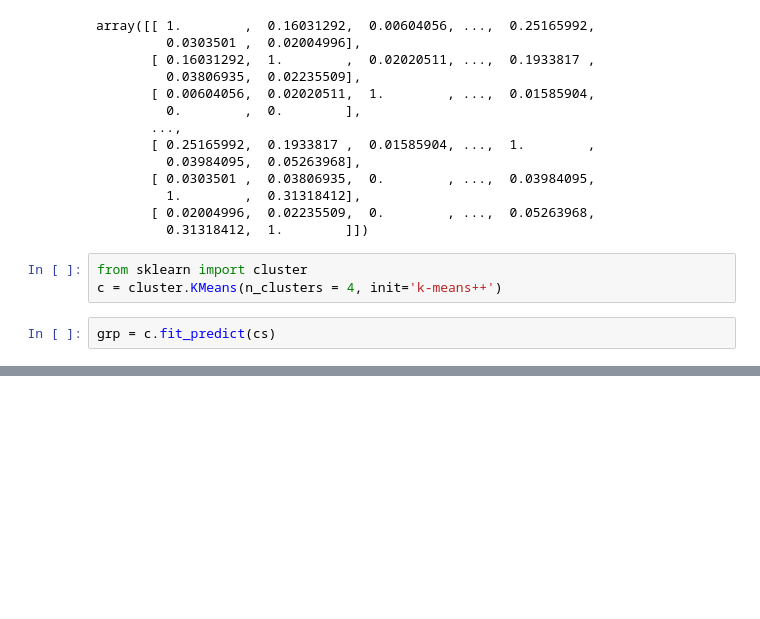
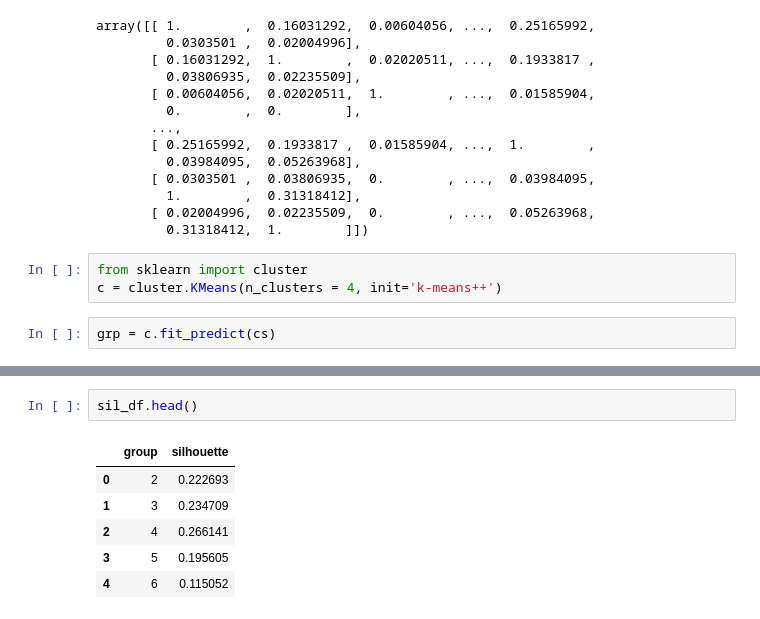
Before and after one commit to ywchiu/fubonpy, a Jupyter notebook: Demo20180305.ipynb, the cells around one changed output, grey strips where cells are left out. Drawn from its saved outputs; the diff is of its cells as text; blank space fills up the shorter version.

```diff
--- a/Demo20180305.ipynb
+++ b/Demo20180305.ipynb
@@ -217,0 +257,9 @@ for t in titles_ary[grp  == 3]:
+# %%
+sil_df.head()
+# %% [output]
+|  | group | silhouette |
+| 0 | 2 | 0.222693 |
+| 1 | 3 | 0.234709 |
+| 2 | 4 | 0.266141 |
+| 3 | 5 | 0.195605 |
+| 4 | 6 | 0.115052 |
```
Also changed, not shown: parts of 30 cells of this notebook.
